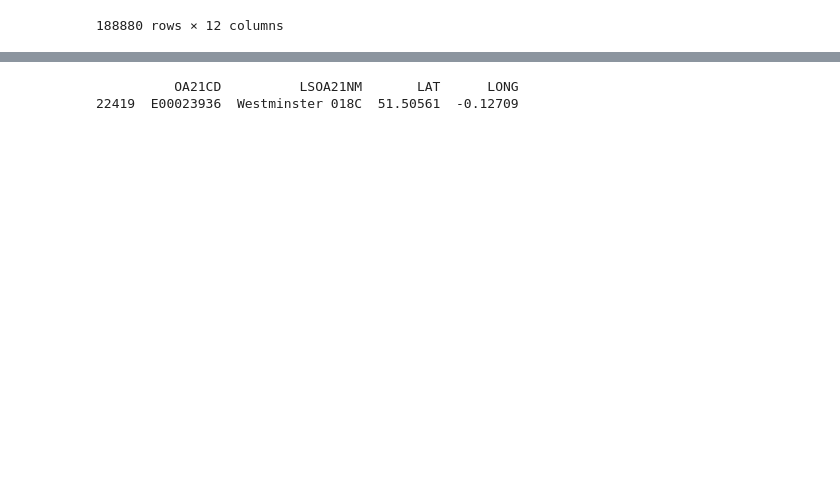
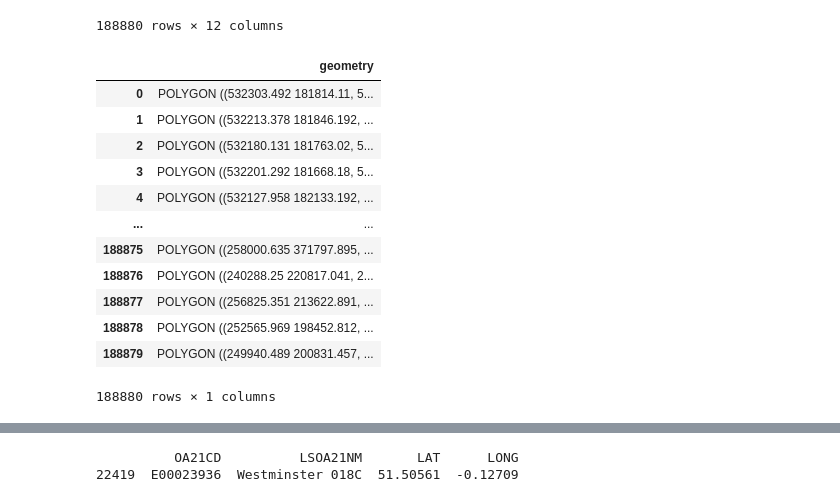
Before and after one commit to Navaneeth2906/nm803_ads_2024, a Jupyter notebook: ads_course_assessment.ipynb, the cells around one changed output, grey strips where cells are left out. Saved outputs shown, nothing was run; the diff lists cells and outputs as text; code cells hidden in the pictures; blank space fills up the shorter version.

```diff
--- a/ads_course_assessment.ipynb
+++ b/ads_course_assessment.ipynb
@@ -347,3 +462,20 @@ gdf
 | 188878 | 188879 | W00010696 | W01001923 | Carmarthenshire 026G | Sir Gaerfyrddin 026G | 252233 | 198463 | 51.66546 | -4.13803 | 358656.479244232 | ... |
 | 188879 | 188880 | W00010697 | W01000667 | Carmarthenshire 023C | Sir Gaerfyrddin 023C | 249792 | 200786 | 51.68569 | -4.1743 | 41479.2607040405 | ... |
 188880 rows × 12 columns
+# %%
+gdf = gpd.read_file('/content/OA_2021_EW_BGC_V2.shx')
+gdf
+# %% [output]
+|  | geometry |
+| 0 | POLYGON ((532303.492 181814.11, 5... |
+| 1 | POLYGON ((532213.378 181846.192, ... |
+| 2 | POLYGON ((532180.131 181763.02, 5... |
+| 3 | POLYGON ((532201.292 181668.18, 5... |
+| 4 | POLYGON ((532127.958 182133.192, ... |
+| ... | ... |
+| 188875 | POLYGON ((258000.635 371797.895, ... |
+| 188876 | POLYGON ((240288.25 220817.041, 2... |
+| 188877 | POLYGON ((256825.351 213622.891, ... |
+| 188878 | POLYGON ((252565.969 198452.812, ... |
+| 188879 | POLYGON ((249940.489 200831.457, ... |
+188880 rows × 1 columns
```
Also changed, not shown: parts of 23 cells of this notebook.
